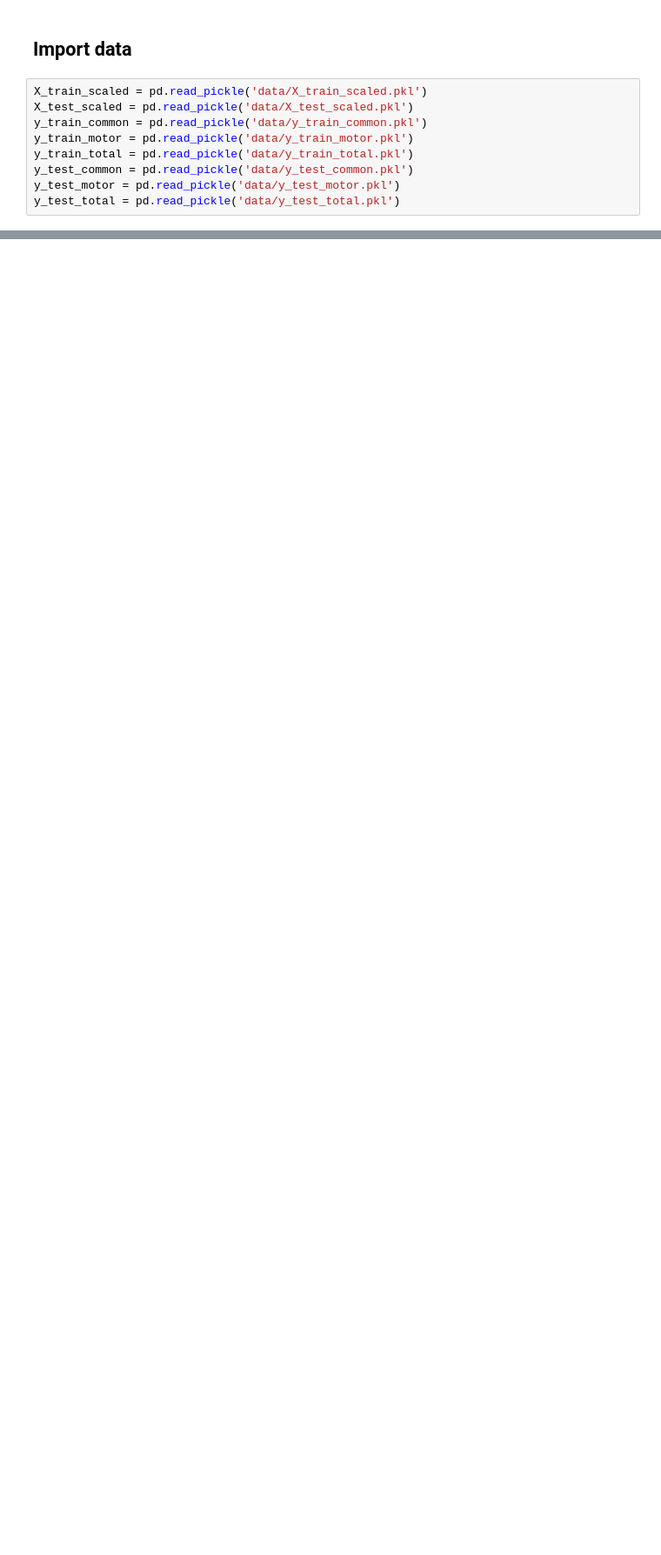
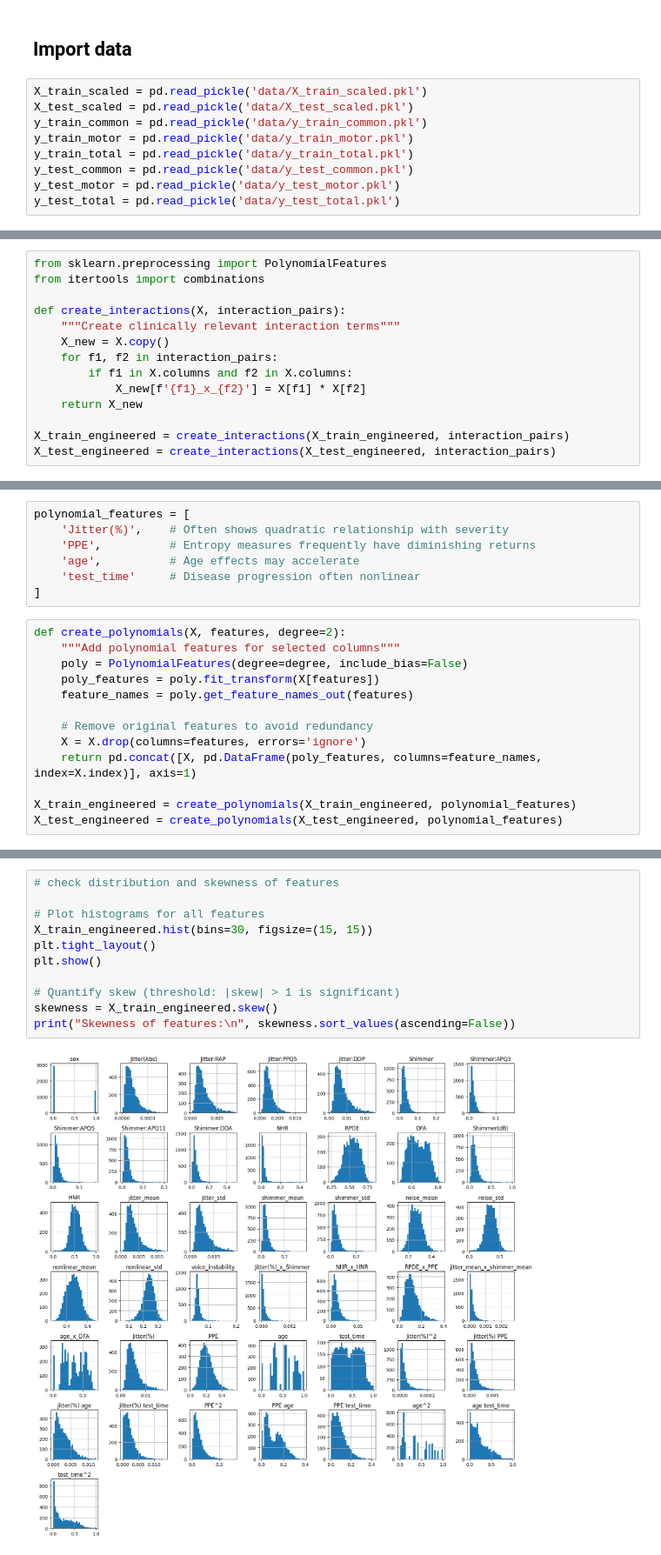
Before and after one commit to behnazrzf/Parkinson-s_Telemonitoring, a Jupyter notebook: feature_engineering.ipynb, the cells around one changed output, grey strips where cells are left out. Shown: that part at 87% size. Cells and saved outputs as stored; diff of their text form; blank space fills up the shorter version.

```diff
--- a/feature_engineering.ipynb
+++ b/feature_engineering.ipynb
@@ -60,0 +79,14 @@ X_test_scaled['std'] = X_test_scaled.std(axis=1)
+# %%
+from sklearn.preprocessing import PolynomialFeatures
+from itertools import combinations
+
+def create_interactions(X, interaction_pairs):
+    """Create clinically relevant interaction terms"""
+    X_new = X.copy()
+    for f1, f2 in interaction_pairs:
+        if f1 in X.columns and f2 in X.columns:
+            X_new[f'{f1}_x_{f2}'] = X[f1] * X[f2]
+    return X_new
+
+X_train_engineered = create_interactions(X_train_engineered, interaction_pairs)
+X_test_engineered = create_interactions(X_test_engineered, interaction_pairs)
@@ -60,0 +105,20 @@ X_test_scaled['std'] = X_test_scaled.std(axis=1)
+# %%
+polynomial_features = [
+    'Jitter(%)',    # Often shows quadratic relationship with severity
+    'PPE',          # Entropy measures frequently have diminishing returns
+    'age',          # Age effects may accelerate
+    'test_time'     # Disease progression often nonlinear
+]
+# %%
+def create_polynomials(X, features, degree=2):
+    """Add polynomial features for selected columns"""
+    poly = PolynomialFeatures(degree=degree, include_bias=False)
+    poly_features = poly.fit_transform(X[features])
+    feature_names = poly.get_feature_names_out(features)
+
+    # Remove original features to avoid redundancy
+    X = X.drop(columns=features, errors='ignore')
+    return pd.concat([X, pd.DataFrame(poly_features, columns=feature_names, index=X.index)], axis=1)
+
+X_train_engineered = create_polynomials(X_train_engineered, polynomial_features)
+X_test_engineered = create_polynomials(X_test_engineered, polynomial_features)
@@ -60,0 +161,13 @@ X_test_scaled['std'] = X_test_scaled.std(axis=1)
+# %%
+# check distribution and skewness of features
+
+# Plot histograms for all features
+X_train_engineered.hist(bins=30, figsize=(15, 15))
+plt.tight_layout()
+plt.show()
+
+# Quantify skew (threshold: |skew| > 1 is significant)
+skewness = X_train_engineered.skew()
+print("Skewness of features:\n", skewness.sort_values(ascending=False))
+# %% [output]
+[figure, added]
```
Also changed, not shown: parts of 31 cells of this notebook, 3 other files.
